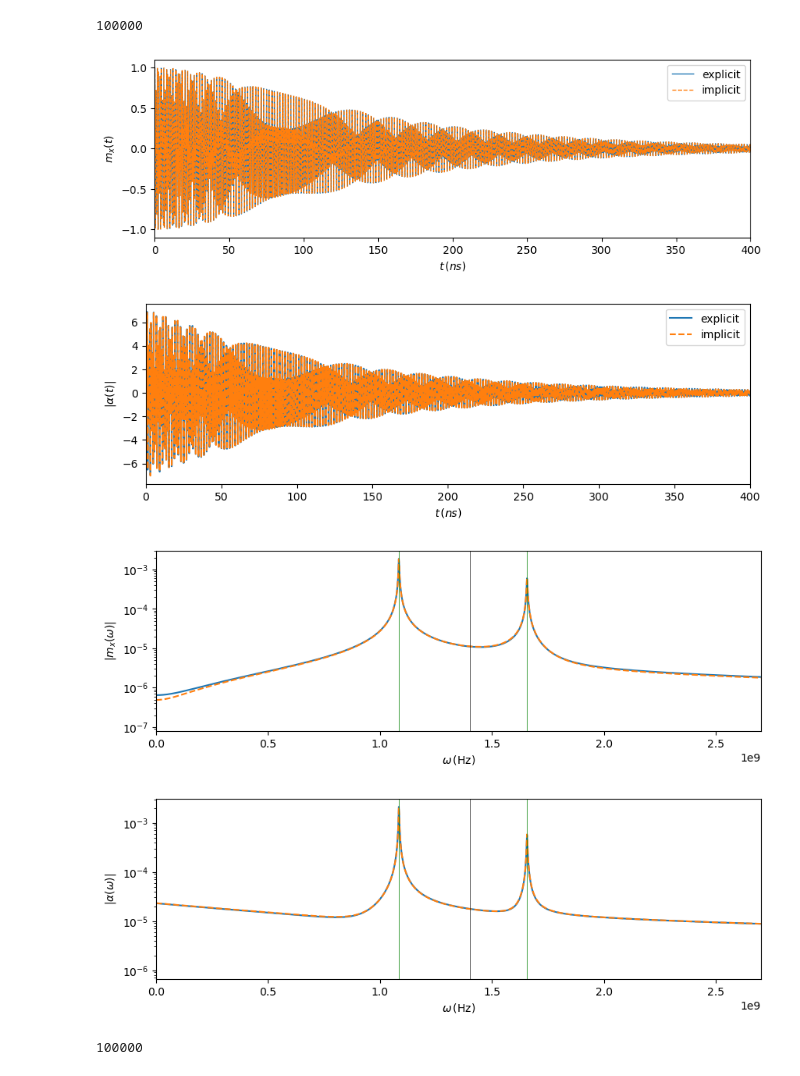
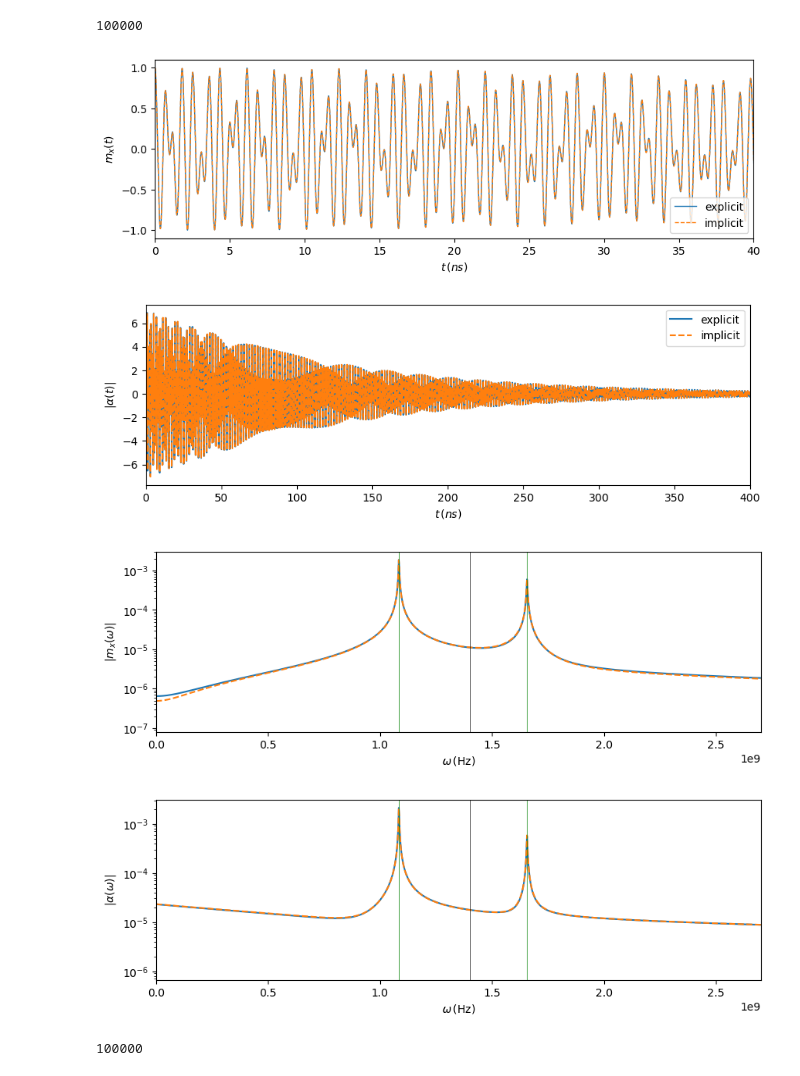
Before and after one commit to chuan97/magnetic-qed, a Jupyter notebook: dicke_final_plots.ipynb, the cells around one changed output. Saved outputs shown, nothing was run; the diff lists cells and outputs as text; code cells hidden in the pictures.

```diff
--- a/dicke_final_plots.ipynb
+++ b/dicke_final_plots.ipynb
@@ -61,7 +61,7 @@ if lam > lamc:
     plt.axhline(np.sqrt(1 - (lamc / lam) ** 2), c="k", lw=0.5)  # stationary mx
     plt.axhline(-np.sqrt(1 - (lamc / lam) ** 2), c="k", lw=0.5)  # stationary mx
 
-plt.xlim(0, 400)
+plt.xlim(0, 40)
 plt.ylabel(r"$m_x(t)$")
 plt.xlabel(r"$t \, (ns)$")
 plt.legend()
@@ -115,34 +115,34 @@ plt.xlim(0.0e9, 2.7e9)
 plt.ylabel("$|m_x(\omega)|$")
 plt.xlabel(r"$\omega \, ({\rm Hz})$")
 plt.yscale("log")
 plt.show()
 
 ws_exp, amps_exp = fft.fft_wrapper(
     sol_exp.t, alphas_exp,
     slice_=slice(len(sol_exp.t) // 2, -1)
 )
 ws_imp, amps_imp = fft.fft_wrapper(
     sol_imp.t, alphas_imp,
     slice_=slice(len(sol_exp.t) // 2, -1)
 )  # calculo transformada fourier alphas
 
 amps_exp = 2 * amps_exp / len(sol_exp.t)
 amps_imp = 2 * amps_imp / len(sol_imp.t)
 
 plt.plot(ws_exp, np.abs(amps_exp), label="explicit")
 plt.plot(ws_imp, np.abs(amps_imp), label="implicit", ls="dashed")
 plt.axvline(pm, c="g", lw=0.5)
 plt.axvline(pp, c="g", lw=0.5)
 plt.axvline(wc, c="k", lw=0.5)
 
 plt.xlim(0.0e9, 2.7e9)
 plt.ylabel(r"$|\alpha(\omega)|$")
 plt.xlabel(r"$\omega \, ({\rm Hz})$")
 plt.yscale("log")
 plt.show()
 # %% [output]
 100000
-[figure, old version]
+[figure, new version]
 [figure]
 [figure]
 [figure]
```
